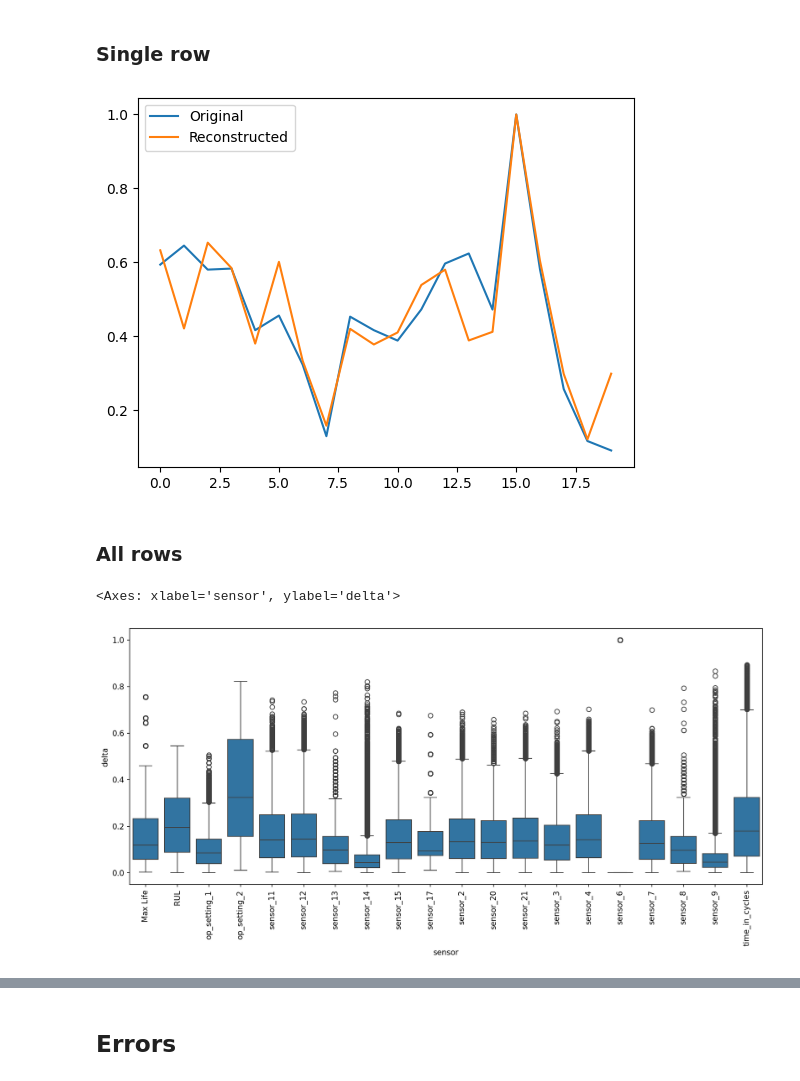
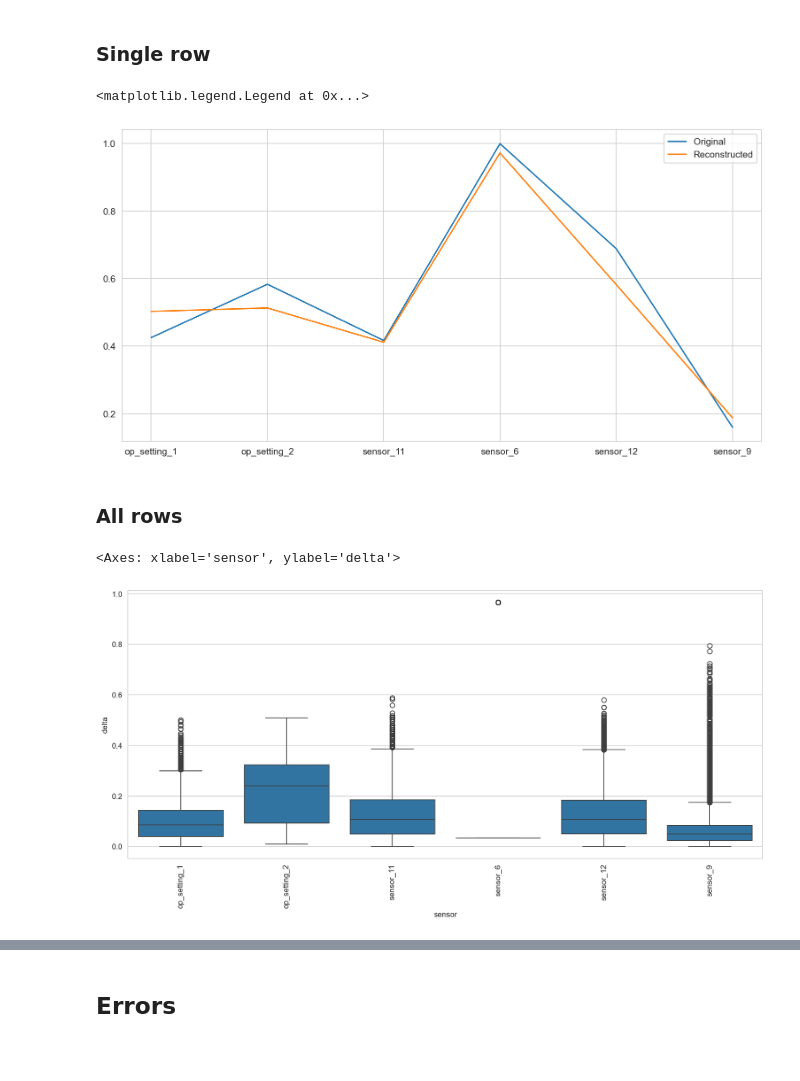
Before and after one commit to MathiaFiorelli/Praca-dyplomowa, a Jupyter notebook: PracaMagisterska.ipynb, the cells around one changed output, grey strips where cells are left out. Cells and saved outputs as stored; diff of their text form; code cells hidden in the pictures; blank space fills up the shorter version.

```diff
--- a/PracaMagisterska.ipynb
+++ b/PracaMagisterska.ipynb
@@ -111,0 +217,11 @@ Name: RUL, dtype: float64
+# %%
+selected_features = []
+for cluster_id, features in clustered_features.items():
+    features = [x for x in features if x != 'RUL']
+    if features:
+        # Select the feature from this cluster with the highest correlation to RUL
+        feature = RUL_corr[RUL_corr['Feature'].isin(features)].sort_values(
+            'Correlation', ascending=False)['Feature'].iloc[0]
+        selected_features.append(feature)
+
+selected_features
@@ -114,5 +237,6 @@ Name: RUL, dtype: float64
 # %% [markdown]
 ## Creating the neural network model
 # %%
+df = df[selected_features]
 df.shape
 # %% [output]
@@ -123,20 +247,20 @@ class Autoencoder_Linear(nn.Module):
     def __init__(self):
         super().__init__()
         self.encoder = nn.Sequential(
-            nn.Linear(20, 16), # (N, 784) -> (N, 128)
+            nn.Linear(6, 4),
             nn.ReLU(),
-            nn.Linear(16, 12),
+            nn.Linear(4, 3),
             nn.ReLU(),
-            nn.Linear(12, 5),
+            nn.Linear(3, 2),
 
         )
 
         self.decoder = nn.Sequential(
-            nn.Linear(5, 12),
+            nn.Linear(2, 3),
             nn.ReLU(),
-            nn.Linear(12, 16),
+            nn.Linear(3, 4),
             nn.ReLU(),
-            nn.Linear(16, 20),
+            nn.Linear(4, 6),
             nn.Sigmoid()
         )
 
@@ -154,7 +278,7 @@ optimizer = torch.optim.Adam(model.parameters(),
 # %% [markdown]
 ## Transform df to tensor
 # %%
-X = torch.tensor(df[df.columns.difference(['engine_no'])].values, dtype=torch.float32)
+X = torch.tensor(df.values, dtype=torch.float32)
 # %% [markdown]
 ## Train model and calculate losses
 # %%
@@ -184,14 +325,16 @@ df_loss.plot(x='Epoch', y='Loss')
 # %%
 i = np.random.randint(0, len(X))
 original = X[i].detach().numpy()
 reconstructed = model(X[i].unsqueeze(0)).detach().numpy()[0]
 
-plt.plot(original, label='Original')
-plt.plot(reconstructed, label='Reconstructed')
-plt.legend()
-plt.show()
+fig, axes = plt.subplots(figsize=(10, 5), layout='constrained', dpi=150)
+
+axes.plot(selected_features, original, label='Original')
+axes.plot(selected_features, reconstructed, label='Reconstructed')
+axes.legend()
 # %% [output]
+<matplotlib.legend.Legend at 0x...>
-[figure, old version]
+[figure, new version]
 # %% [markdown]
 ### All rows
 # %%
@@ -199,15 +342,15 @@ original = X.detach().numpy()
 reconstructed = model(X).detach().numpy()[0]
 
 delta = np.abs(original - reconstructed)
-delta=pd.DataFrame(delta,columns=df.columns.difference(['engine_no']))
-delta=pd.melt(delta,var_name='sensor',value_name='delta')
+delta = pd.DataFrame(delta, columns=df.columns)
+delta = pd.melt(delta, var_name='sensor', value_name='delta')
 
-fig, axes = plt.subplots(figsize=(12,6),dpi=150,layout='constrained')
+fig, axes = plt.subplots(figsize=(12, 6), dpi=150, layout='constrained')
 axes.xaxis.set_tick_params(rotation=90)
 sns.boxplot(x='sensor', y='delta', data=delta)
 # %% [output]
 <Axes: xlabel='sensor', ylabel='delta'>
-[figure, old version]
+[figure, new version]
 # %%
 delta.describe()
 # %% [output]
```
Also changed, not shown: parts of 52 cells of this notebook, 1 other file.
